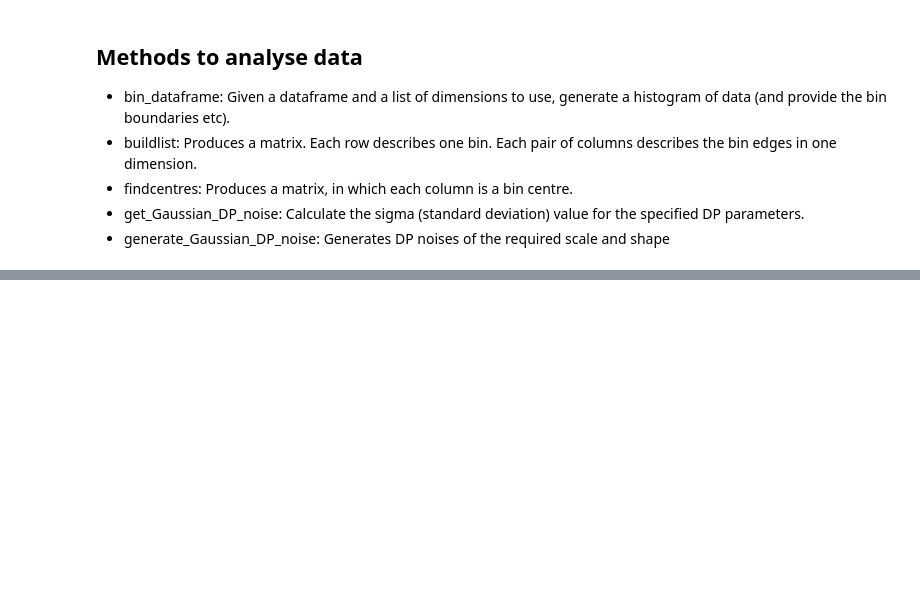
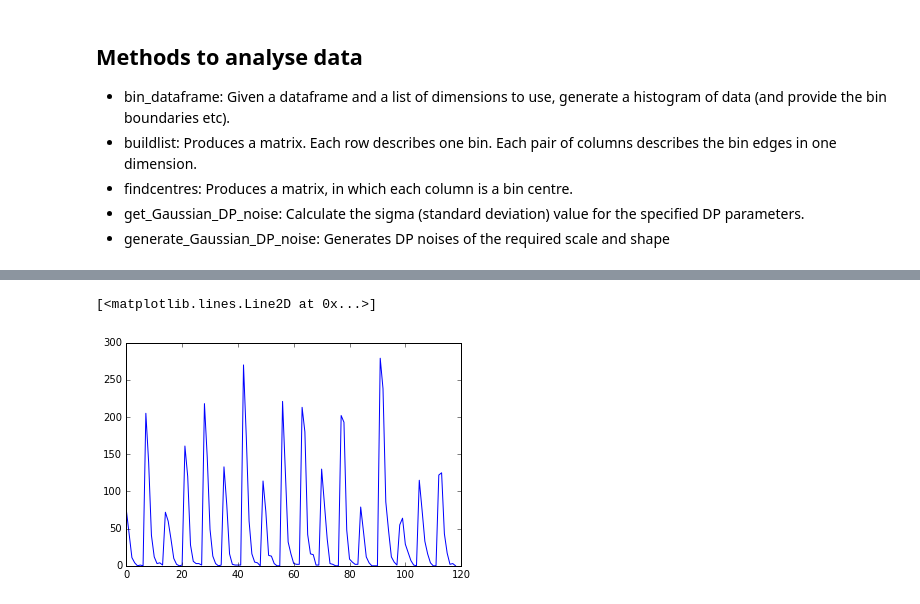
Before and after one commit to lionfish0/dp, a Jupyter notebook: New york bike hire.ipynb, the cells around one changed output, grey strips where cells are left out. Saved outputs shown, nothing was run; the diff lists cells and outputs as text; code cells hidden in the pictures; blank space fills up the shorter version.

```diff
--- a/New york bike hire.ipynb
+++ b/New york bike hire.ipynb
@@ -509,3 +482,14 @@ def get_noise_scale(y,test_inputs,training_inputs,pseudo_inputs,lengthscales,sig
         print normal_inf_norm
 
     return test_cov, normal_inf_norm, pseudo_inf_norm, normal_mu, psuedo_mu
+# %%
+train_boundarylist = [('hours',0,24*7,0.5), ('tripduration_hours',0,1,5.0/60.0)]
+test_boundarylist = [('hours',0,24*7,10.0), ('tripduration_hours',0,1,10.0/60.0)]
+pseudo_boundarylist = [('hours',0,24*7,2), ('tripduration_hours',0,1,20.0/60.0)]
+output_train,point_row_form_train,area_row_form_train,output_row_form_train,bins = bin_dataframe(df,train_boundarylist)
+output_test,point_row_form_test,area_row_form_test,output_row_form_test,bins_test = bin_dataframe(df,test_boundarylist)
+output_pseudo,point_row_form_pseudo,area_row_form_pseudo,output_row_form_pseudo,bins_pseudo = bin_dataframe(df,pseudo_boundarylist)
+
+area_train = np.prod([b[3] for b in train_boundarylist])
+area_test = np.prod([b[3] for b in test_boundarylist])
+area_pseudo = np.prod([b[3] for b in pseudo_boundarylist])
@@ -511,0 +509,5 @@ def get_noise_scale(y,test_inputs,training_inputs,pseudo_inputs,lengthscales,sig
+# %%
+plt.plot(output_row_form_test)
+# %% [output]
+[<matplotlib.lines.Line2D at 0x...>]
+[figure, added]
```
Also changed, not shown: parts of 45 cells of this notebook.
